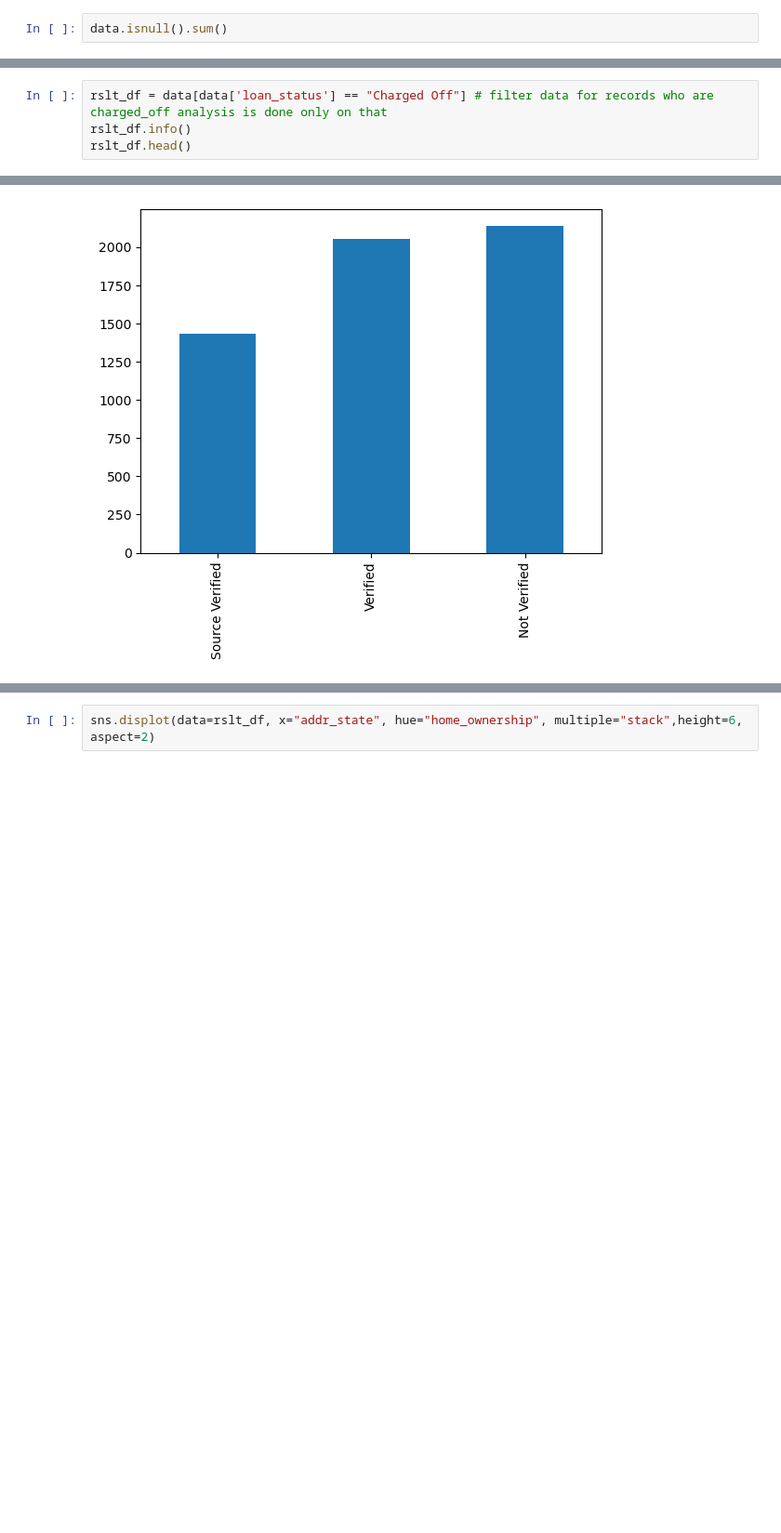
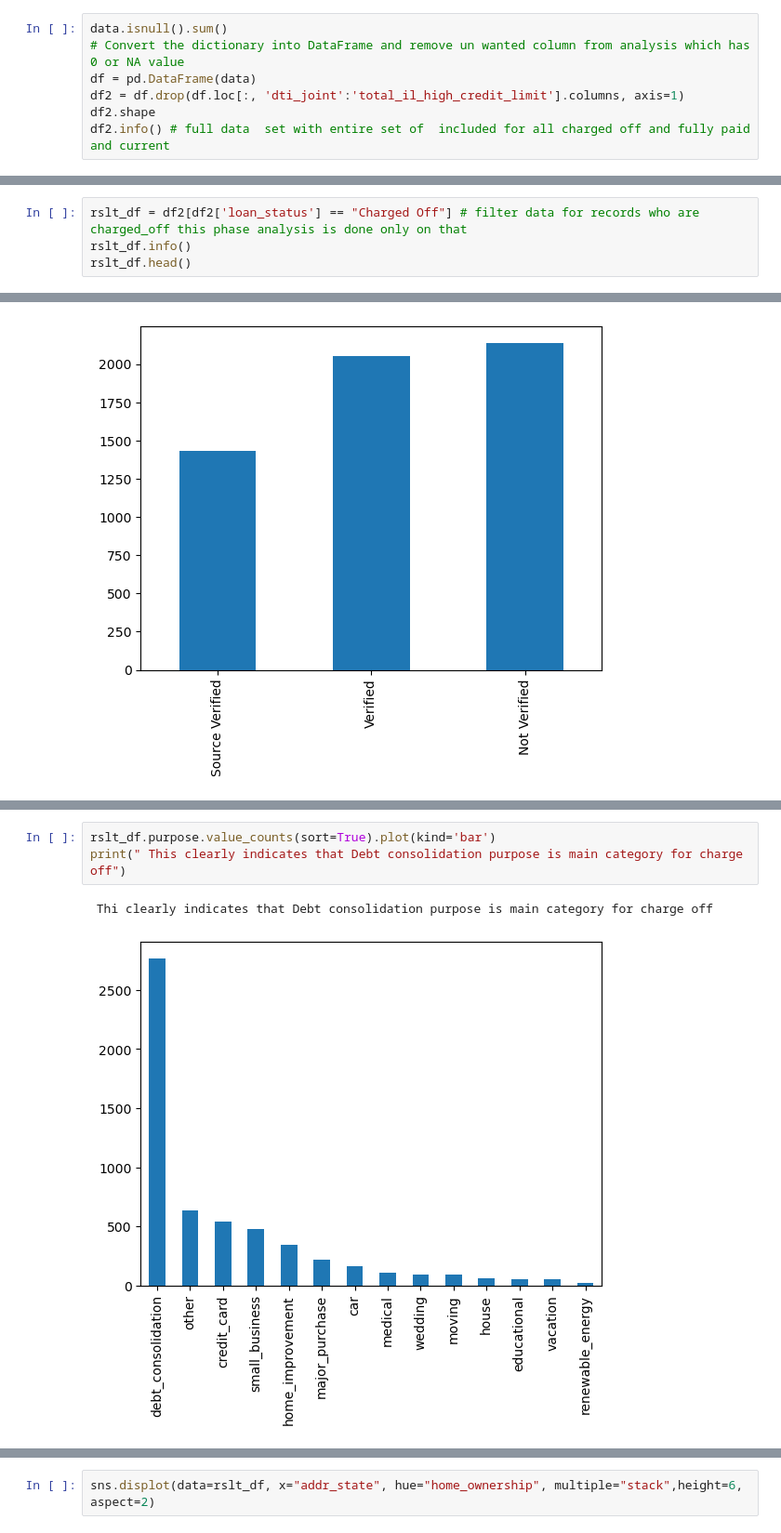
Before and after one commit to zuhair30/Lending_Club_Case_Study_SYEDandNAAZ, a Jupyter notebook: SYED_ZUHAIR_ABBAS.ipynb, the cells around one changed output, grey strips where cells are left out. Shown at 93% size. Drawn from its saved outputs; the diff is of its cells as text; blank space fills up the shorter version.

```diff
--- a/SYED_ZUHAIR_ABBAS.ipynb
+++ b/SYED_ZUHAIR_ABBAS.ipynb
@@ -110,4 +112,9 @@ dtypes: float64(74), int64(13), object(24)
 memory usage: 33.6+ MB
 # %%
 data.isnull().sum()
+# Convert the dictionary into DataFrame and remove un wanted column from analysis which has 0 or NA value
+df = pd.DataFrame(data)
+df2 = df.drop(df.loc[:, 'dti_joint':'total_il_high_credit_limit'].columns, axis=1)
+df2.shape
+df2.info() # full data  set with entire set of  included for all charged off and fully paid and current
 # %% [output]
@@ -126,5 +138,5 @@ Length: 111, dtype: int64
 # %%
-rslt_df = data[data['loan_status'] == "Charged Off"] # filter data for records who are charged_off analysis is done only on that
+rslt_df = df2[df2['loan_status'] == "Charged Off"] # filter data for records who are charged_off this phase analysis is done only on that
 rslt_df.info()
 rslt_df.head()
 # %% [output]
@@ -205 +229,7 @@ Inference : Not much visibility by this data
 [figure]
+# %%
+rslt_df.purpose.value_counts(sort=True).plot(kind='bar')
+print(" This clearly indicates that Debt consolidation purpose is main category for charge off")
+# %% [output]
+ Thi clearly indicates that Debt consolidation purpose is main category for charge off
+[figure, added]
```
Also changed, not shown: parts of 24 cells of this notebook.
